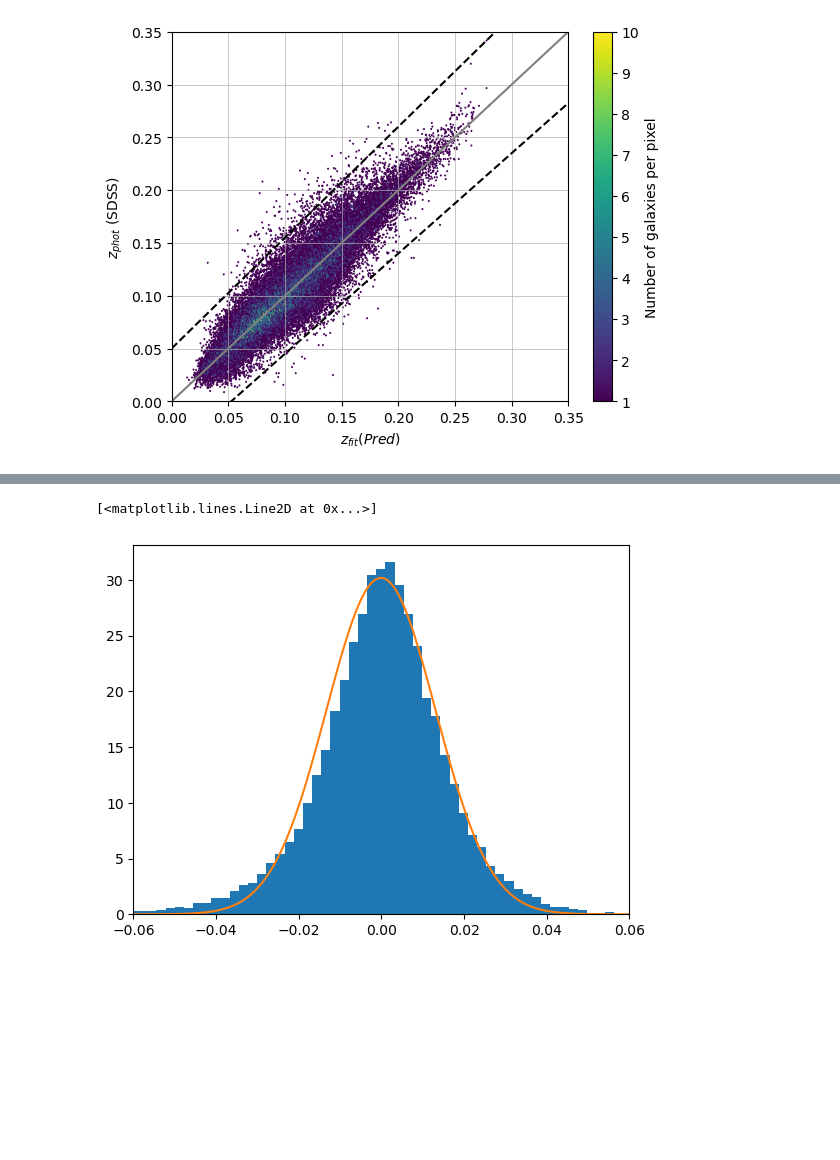
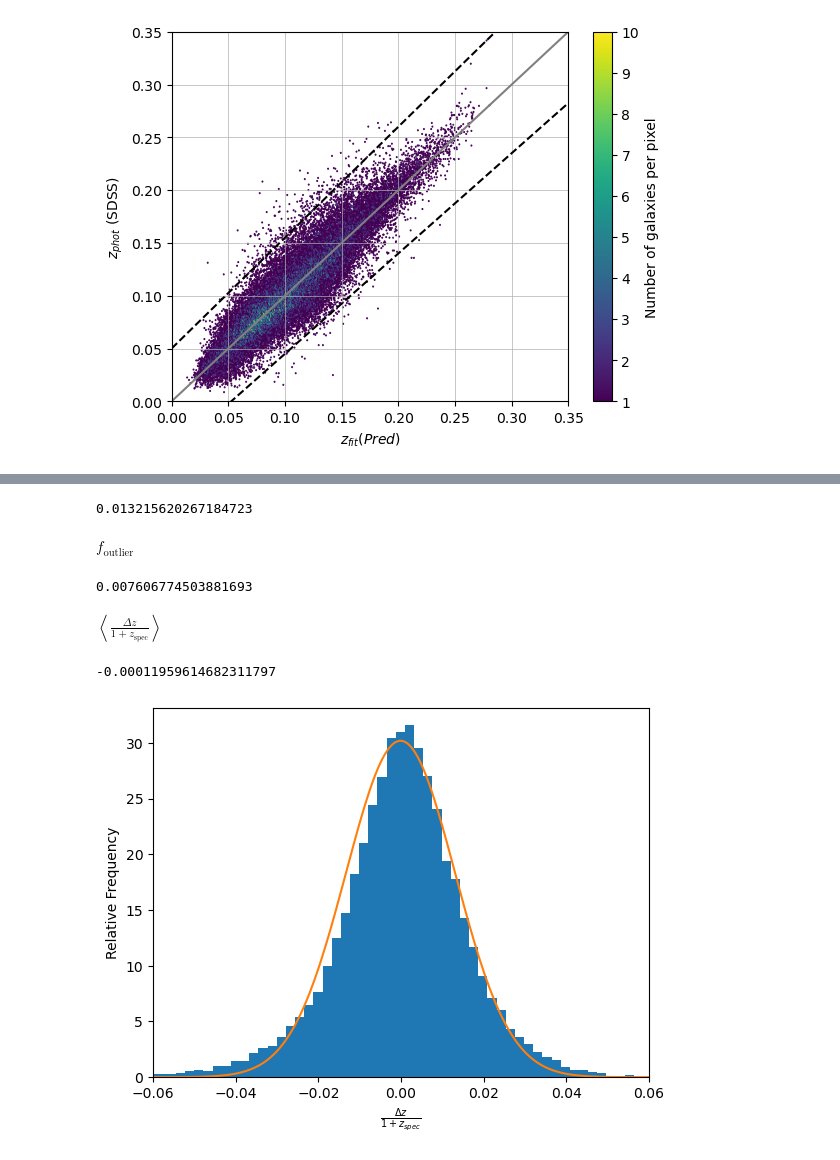
Before and after one commit to gnarayan/ast596_2023_Spring, a Jupyter notebook: homework/AidanBerres/06/HW06+7.ipynb, the cells around one changed output, grey strips where cells are left out. Saved outputs shown, nothing was run; the diff lists cells and outputs as text; code cells hidden in the pictures; blank space fills up the shorter version.

```diff
--- a/homework/AidanBerres/06/HW06+7.ipynb
+++ b/homework/AidanBerres/06/HW06+7.ipynb
@@ -321,9 +354,35 @@ plt.colorbar(label='Number of galaxies per pixel');
+# %%
+1.4826*stats.median_abs_deviation((zfit-tew['zphot'])/(1+zfit))
+# %% [output]
+0.013215620267184723
+# %% [markdown]
+$f_\text{outlier}$
+# %%
+mask =tew['zphot'] > 0.05*(1+zfit)+zfit
+
+less=mask.values.sum()/mask.size
+
+mask = tew['zphot'] < -0.05*(1+zfit)+zfit
+more = mask.values.sum()/mask.size
+
+f_outlier = more+less
+
+f_outlier
+# %% [output]
+0.007606774503881693
+# %% [markdown]
+$\left\langle \frac{\Delta z}{1+z_\text{spec}} \right\rangle$
+# %%
+np.mean((zfit-tew['zphot'])/(1+zfit))
+# %% [output]
+-0.00011959614682311797
 # %%
 pdf=stats.norm(loc=np.mean((zfit-tew['zphot'])/(1+zfit)),scale =1.4826*stats.median_abs_deviation((zfit-tew['zphot'])/(1+zfit)))
 plt.hist((zfit-tew['zphot'])/(1+zfit),bins=100,density=True);
 l,r=plt.xlim(-0.06,0.06)
 xv = np.linspace(l,r,200)
 plt.plot(xv,pdf.pdf(xv))
+plt.xlabel(r'$\frac{\Delta z}{1+z_{spec}}$')
+plt.ylabel('Relative Frequency');
 # %% [output]
-[<matplotlib.lines.Line2D at 0x...>]
-[figure, old version]
+[figure, new version]
```
Also changed, not shown: parts of 9 cells of this notebook.
